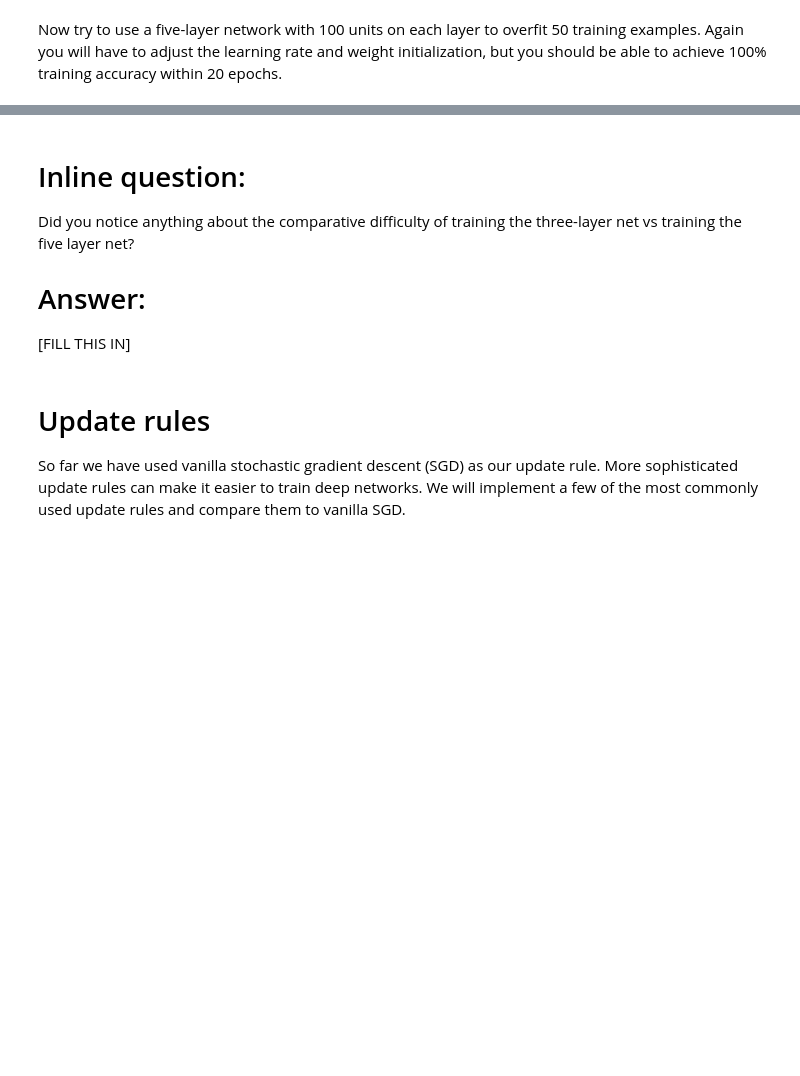
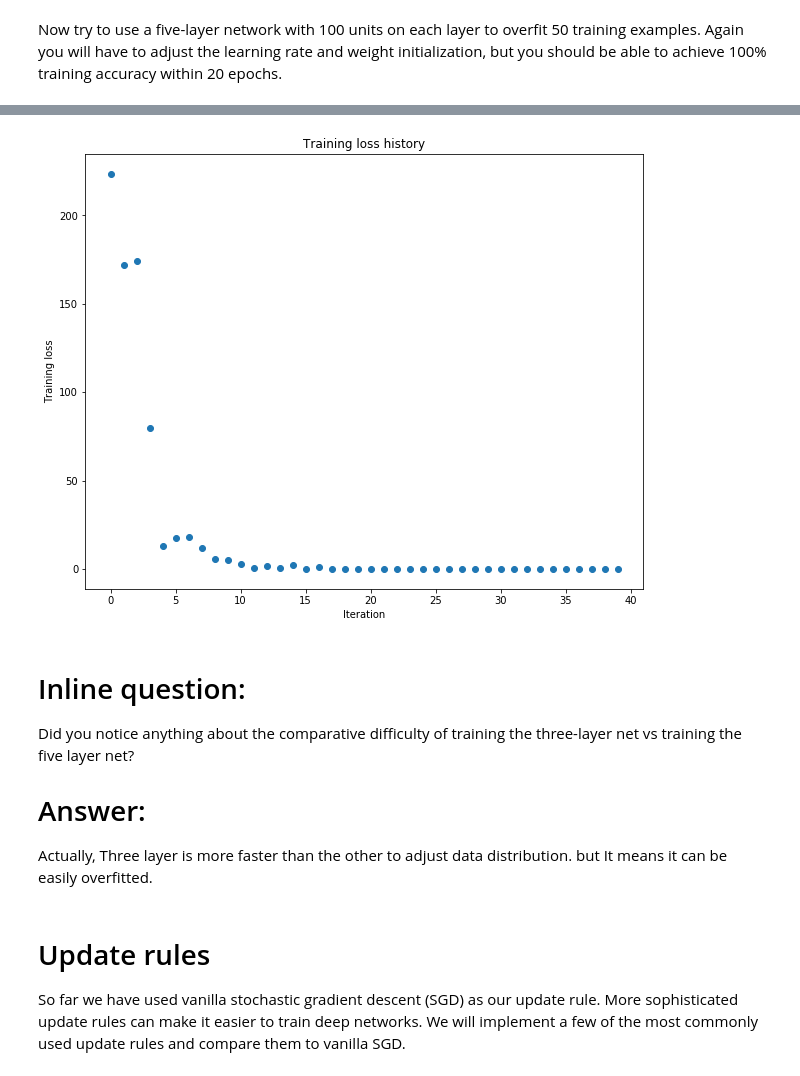
Before and after one commit to kmes055/CS231n_assignments, a Jupyter notebook: assignment2/FullyConnectedNets.ipynb, the cells around one changed output, grey strips where cells are left out. Cells and saved outputs as stored; diff of their text form; code cells hidden in the pictures; blank space fills up the shorter version.

```diff
--- a/assignment2/FullyConnectedNets.ipynb
+++ b/assignment2/FullyConnectedNets.ipynb
@@ -397,8 +498,8 @@ small_data = {
   'y_val': data['y_val'],
 }
 
+weight_scale = 1e-1
 learning_rate = 1e-3
-weight_scale = 1e-5
 model = FullyConnectedNet([100, 100, 100, 100],
                 weight_scale=weight_scale, dtype=np.float64)
 solver = Solver(model, small_data,
@@ -415,3 +516,4 @@ plt.title('Training loss history')
 plt.xlabel('Iteration')
 plt.ylabel('Training loss')
 plt.show()
+# %% [output]
@@ -418,9 +537,10 @@ plt.show()
+[figure, added]
 # %% [markdown]
 # Inline question:
 Did you notice anything about the comparative difficulty of training the three-layer net vs training the five layer net?
 
 # Answer:
-[FILL THIS IN]
+Actually, Three layer is more faster than the other to adjust data distribution. but It means it can be easily overfitted.
 # %% [markdown]
 # Update rules
 So far we have used vanilla stochastic gradient descent (SGD) as our update rule. More sophisticated update rules can make it easier to train deep networks. We will implement a few of the most commonly used update rules and compare them to vanilla SGD.
```
Also changed, not shown: parts of 23 cells of this notebook, 5 other files.
